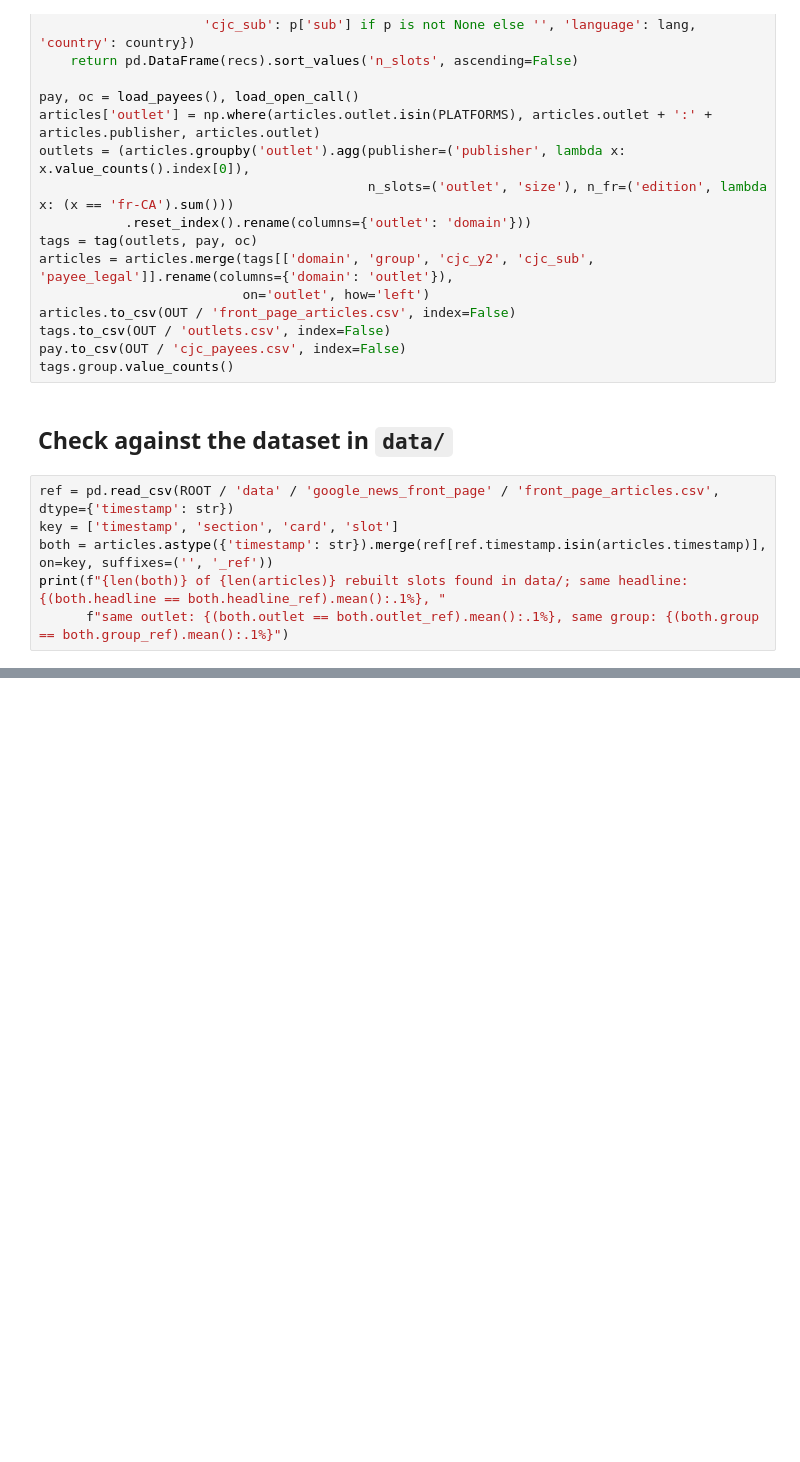
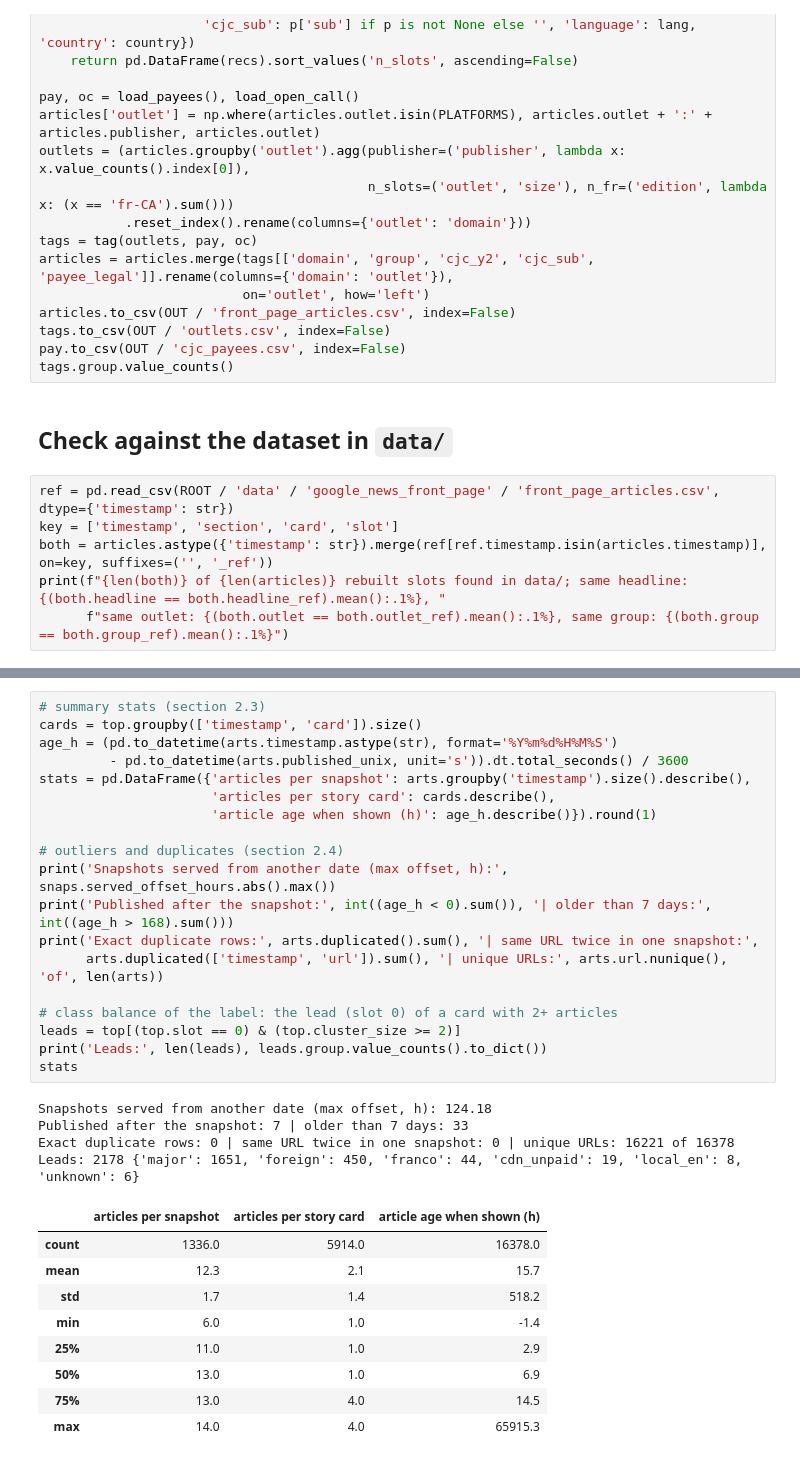
Before and after one commit to GitExcited/Behind-the-Feed-Data-Challenge, a Jupyter notebook: collection/01_front_page.ipynb, the cells around one changed output, grey strips where cells are left out. Cells and saved outputs as stored; diff of their text form; blank space fills up the shorter version.

```diff
--- a/collection/01_front_page.ipynb
+++ b/collection/01_front_page.ipynb
@@ -335,0 +402,33 @@ print(f"{len(both)} of {len(articles)} rebuilt slots found in data/; same headli
+# %%
+# summary stats (section 2.3)
+cards = top.groupby(['timestamp', 'card']).size()
+age_h = (pd.to_datetime(arts.timestamp.astype(str), format='%Y%m%d%H%M%S')
+         - pd.to_datetime(arts.published_unix, unit='s')).dt.total_seconds() / 3600
+stats = pd.DataFrame({'articles per snapshot': arts.groupby('timestamp').size().describe(),
+                      'articles per story card': cards.describe(),
+                      'article age when shown (h)': age_h.describe()}).round(1)
+
+# outliers and duplicates (section 2.4)
+print('Snapshots served from another date (max offset, h):', snaps.served_offset_hours.abs().max())
+print('Published after the snapshot:', int((age_h < 0).sum()), '| older than 7 days:', int((age_h > 168).sum()))
+print('Exact duplicate rows:', arts.duplicated().sum(), '| same URL twice in one snapshot:',
+      arts.duplicated(['timestamp', 'url']).sum(), '| unique URLs:', arts.url.nunique(), 'of', len(arts))
+
+# class balance of the label: the lead (slot 0) of a card with 2+ articles
+leads = top[(top.slot == 0) & (top.cluster_size >= 2)]
+print('Leads:', len(leads), leads.group.value_counts().to_dict())
+stats
+# %% [output]
+Snapshots served from another date (max offset, h): 124.18
+Published after the snapshot: 7 | older than 7 days: 33
+Exact duplicate rows: 0 | same URL twice in one snapshot: 0 | unique URLs: 16221 of 16378
+Leads: 2178 {'major': 1651, 'foreign': 450, 'franco': 44, 'cdn_unpaid': 19, 'local_en': 8, 'unknown': 6}
+|  | articles per snapshot | articles per story card | article age when shown (h) |
+| count | 1336.0 | 5914.0 | 16378.0 |
+| mean | 12.3 | 2.1 | 15.7 |
+| std | 1.7 | 1.4 | 518.2 |
+| min | 6.0 | 1.0 | -1.4 |
+| 25% | 11.0 | 1.0 | 2.9 |
+| 50% | 13.0 | 1.0 | 6.9 |
+| 75% | 13.0 | 4.0 | 14.5 |
+| max | 14.0 | 4.0 | 65915.3 |
```
Also changed, not shown: parts of 5 cells of this notebook, 7 other files.
